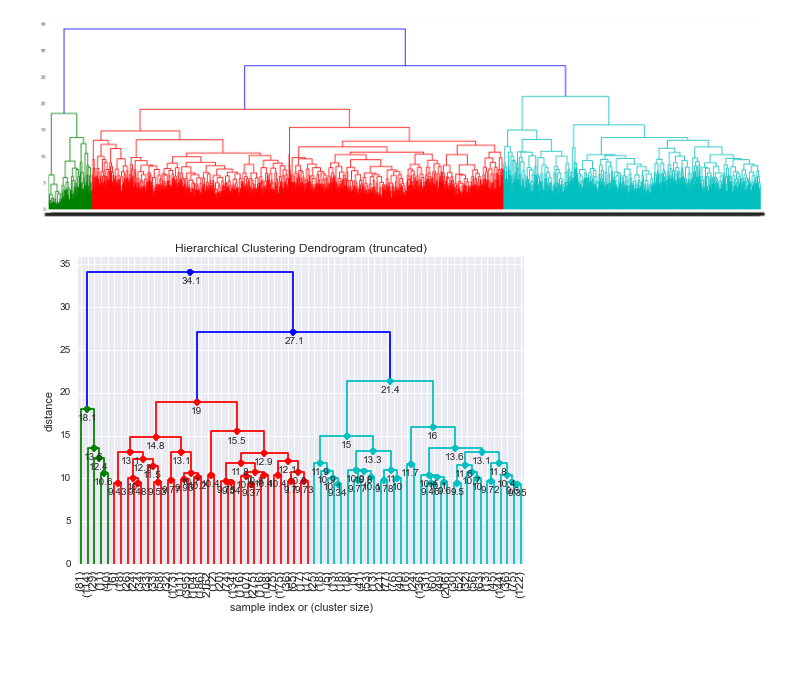
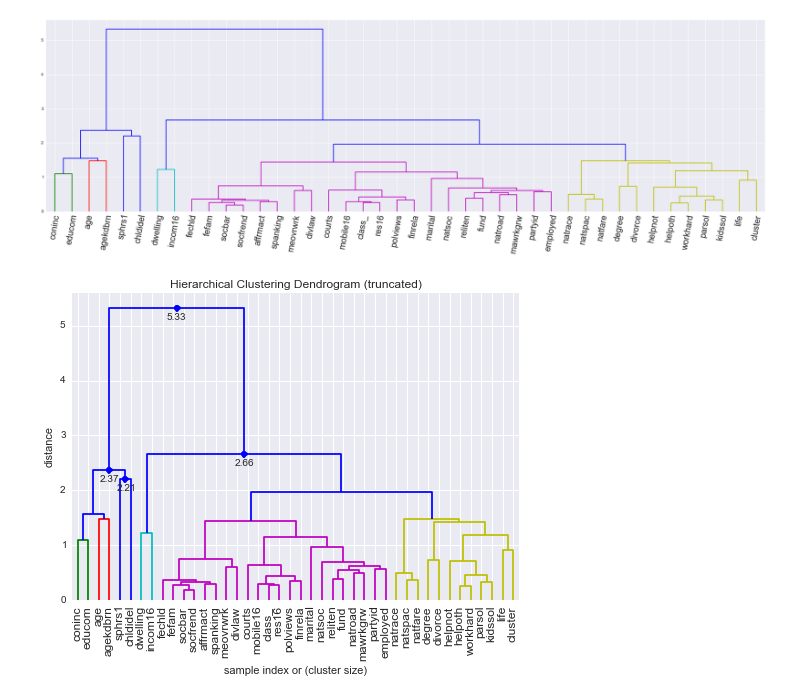
Before and after one commit to banjopickin/women_workforce, a Jupyter notebook: tree_map.ipynb, the cells around one changed output. Saved outputs shown, nothing was run; the diff lists cells and outputs as text; code cells hidden in the pictures; blank space fills up the shorter version.

```diff
--- a/tree_map.ipynb
+++ b/tree_map.ipynb
@@ -43,16 +36,16 @@ sns.clustermap(df_cs.T, row_colors= season_colors,z_score=1,cmap="YlGnBu",figsiz
 # %%
-Y = pdist(df_s.values,metric='cosine')
+Y = pdist(df_s.T.values,metric='cosine')
 # %%
 sqr = squareform(Y)
 # %%
 tree = linkage(sqr,method = 'complete')
 # %%
 plt.figure(figsize=(30,8))
-ax = dendrogram(tree)
+ax = dendrogram(tree, labels = np.array(cols),leaf_rotation = 80,leaf_font_size=20., color_threshold=1.5)
 
 plt.show()
 # %% [output]
-[figure, old version]
+[figure, new version]
 # %%
 
 def fancy_dendrogram(*args, **kwargs):
@@ -83,12 +76,14 @@ fancy_dendrogram(
     tree,
     truncate_mode='lastp',
     p=67,
+    labels = np.array(cols),
     leaf_rotation=90.,
+    color_threshold=1.5,
     leaf_font_size=12.,
-    show_contracted=False,
-    annotate_above=5,  # useful in small plots so annotations don't overlap
+    show_contracted=True,
+    annotate_above=2,  # useful in small plots so annotations don't overlap
 
 )
 plt.show()
 # %% [output]
-[figure, old version]
+[figure, new version]
```
Also changed, not shown: parts of 5 cells of this notebook.
